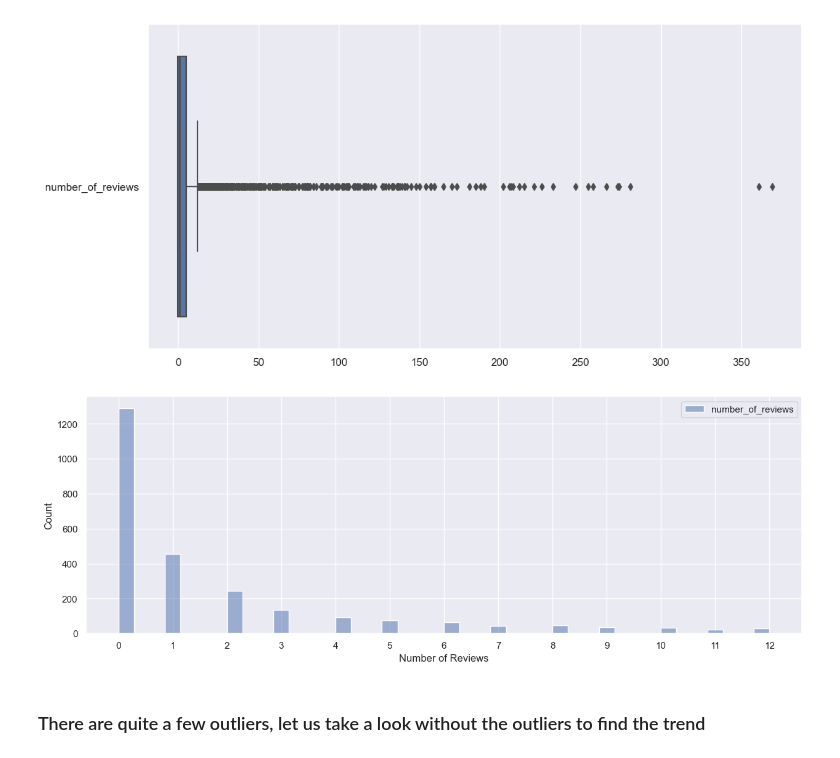
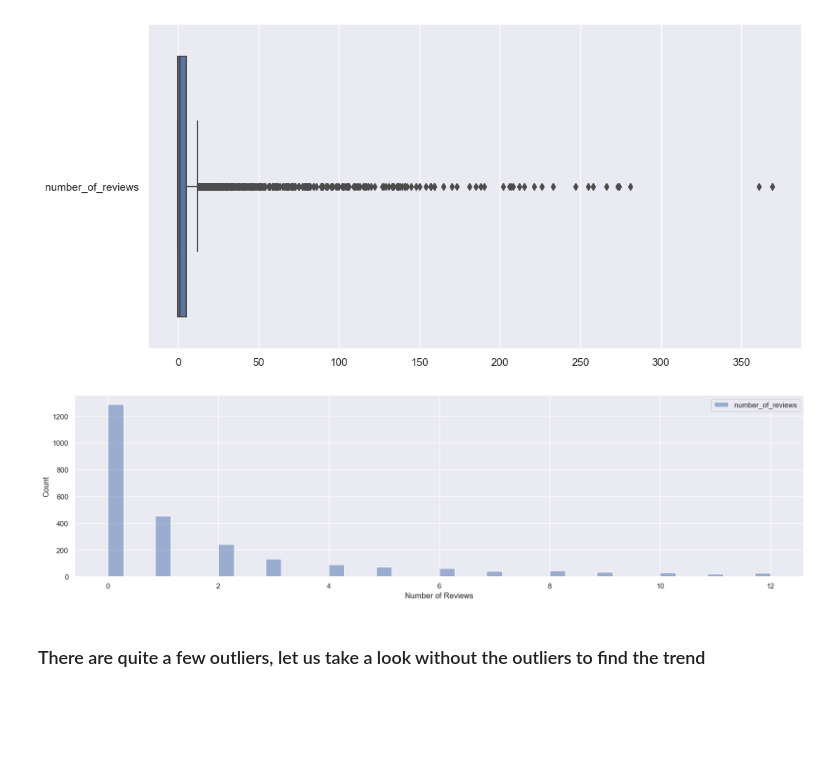
Before and after one commit to isaacchunn/SC1015_MiniPrj_Airbnb, a Jupyter notebook: EDA_Last25.ipynb, the cells around one changed output. Drawn from its saved outputs; the diff is of its cells as text; code cells hidden in the pictures; blank space fills up the shorter version.

```diff
--- a/EDA_Last25.ipynb
+++ b/EDA_Last25.ipynb
@@ -952,12 +952,12 @@ sb.boxplot(data = numberOfReviewsDF , orient = 'h')
 <AxesSubplot:>
 [figure]
 # %%
-f= plt.figure(figsize = (15, 5))
-plt.xticks(np.arange(0, len(numberOfReviewsDF["number_of_reviews"].unique()), step=1))  # Set label locations.
+f= plt.figure(figsize = (20, 5))
+#plt.xticks(np.arange(0, len(numberOfReviewsDF["number_of_reviews"].unique()), step=1))  # Set label locations.
 sb.histplot(data = numberOfReviewsDF).set(xlabel = "Number of Reviews")
 None
 # %% [output]
-[figure, old version]
+[figure, new version]
 # %% [markdown]
 ### There are quite a few outliers, let us take a look without the outliers to find the trend
 # %%
```
Also changed, not shown: parts of 1 cell of this notebook.
